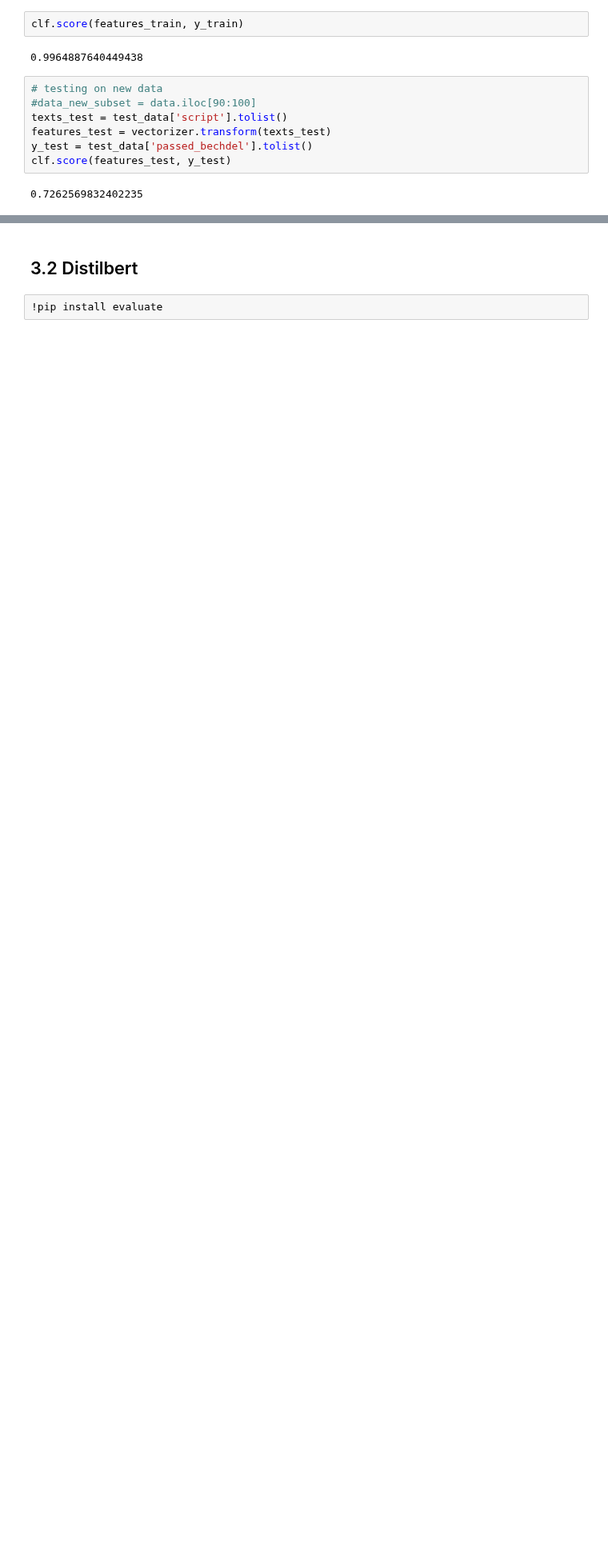
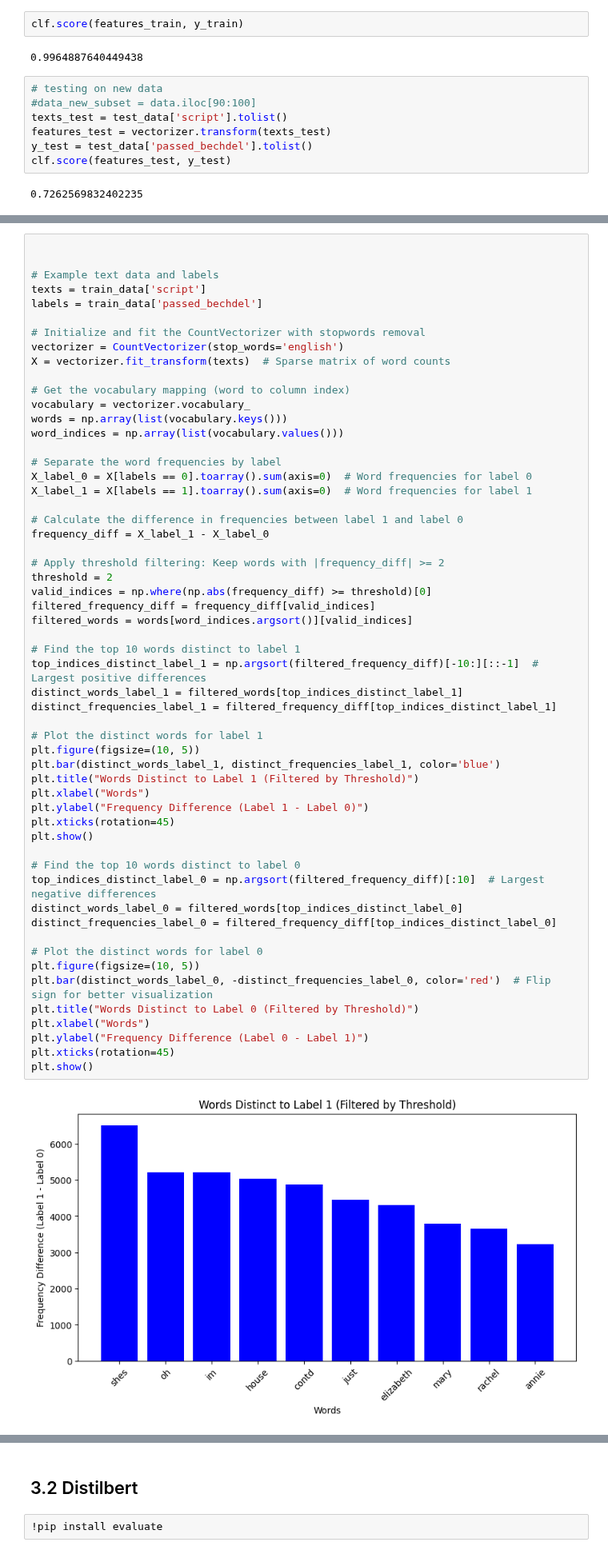
Before and after one commit to sigridbom/NLP_exam, a Jupyter notebook: 3_model_selection/3_model_selection.ipynb, the cells around one changed output, grey strips where cells are left out. Shown at 80% size. Drawn from its saved outputs; the diff is of its cells as text; blank space fills up the shorter version.

```diff
--- a/3_model_selection/3_model_selection.ipynb
+++ b/3_model_selection/3_model_selection.ipynb
@@ -123,0 +282,58 @@ features_train
+# %%
+
+
+# Example text data and labels
+texts = train_data['script']
+labels = train_data['passed_bechdel']
+
+# Initialize and fit the CountVectorizer with stopwords removal
+vectorizer = CountVectorizer(stop_words='english')
+X = vectorizer.fit_transform(texts)  # Sparse matrix of word counts
+
+# Get the vocabulary mapping (word to column index)
+vocabulary = vectorizer.vocabulary_
+words = np.array(list(vocabulary.keys()))
+word_indices = np.array(list(vocabulary.values()))
+
+# Separate the word frequencies by label
+X_label_0 = X[labels == 0].toarray().sum(axis=0)  # Word frequencies for label 0
+X_label_1 = X[labels == 1].toarray().sum(axis=0)  # Word frequencies for label 1
+
+# Calculate the difference in frequencies between label 1 and label 0
+frequency_diff = X_label_1 - X_label_0
+
+# Apply threshold filtering: Keep words with |frequency_diff| >= 2
+threshold = 2
+valid_indices = np.where(np.abs(frequency_diff) >= threshold)[0]
+filtered_frequency_diff = frequency_diff[valid_indices]
+filtered_words = words[word_indices.argsort()][valid_indices]
+
+# Find the top 10 words distinct to label 1
+top_indices_distinct_label_1 = np.argsort(filtered_frequency_diff)[-10:][::-1]  # Largest positive differences
+distinct_words_label_1 = filtered_words[top_indices_distinct_label_1]
+distinct_frequencies_label_1 = filtered_frequency_diff[top_indices_distinct_label_1]
+
+# Plot the distinct words for label 1
+plt.figure(figsize=(10, 5))
+plt.bar(distinct_words_label_1, distinct_frequencies_label_1, color='blue')
+plt.title("Words Distinct to Label 1 (Filtered by Threshold)")
+plt.xlabel("Words")
+plt.ylabel("Frequency Difference (Label 1 - Label 0)")
+plt.xticks(rotation=45)
+plt.show()
+
+# Find the top 10 words distinct to label 0
+top_indices_distinct_label_0 = np.argsort(filtered_frequency_diff)[:10]  # Largest negative differences
+distinct_words_label_0 = filtered_words[top_indices_distinct_label_0]
+distinct_frequencies_label_0 = filtered_frequency_diff[top_indices_distinct_label_0]
+
+# Plot the distinct words for label 0
+plt.figure(figsize=(10, 5))
+plt.bar(distinct_words_label_0, -distinct_frequencies_label_0, color='red')  # Flip sign for better visualization
+plt.title("Words Distinct to Label 0 (Filtered by Threshold)")
+plt.xlabel("Words")
+plt.ylabel("Frequency Difference (Label 0 - Label 1)")
+plt.xticks(rotation=45)
+plt.show()
+# %% [output]
+[figure, added]
```
Also changed, not shown: parts of 16 cells of this notebook, 2 other files.
